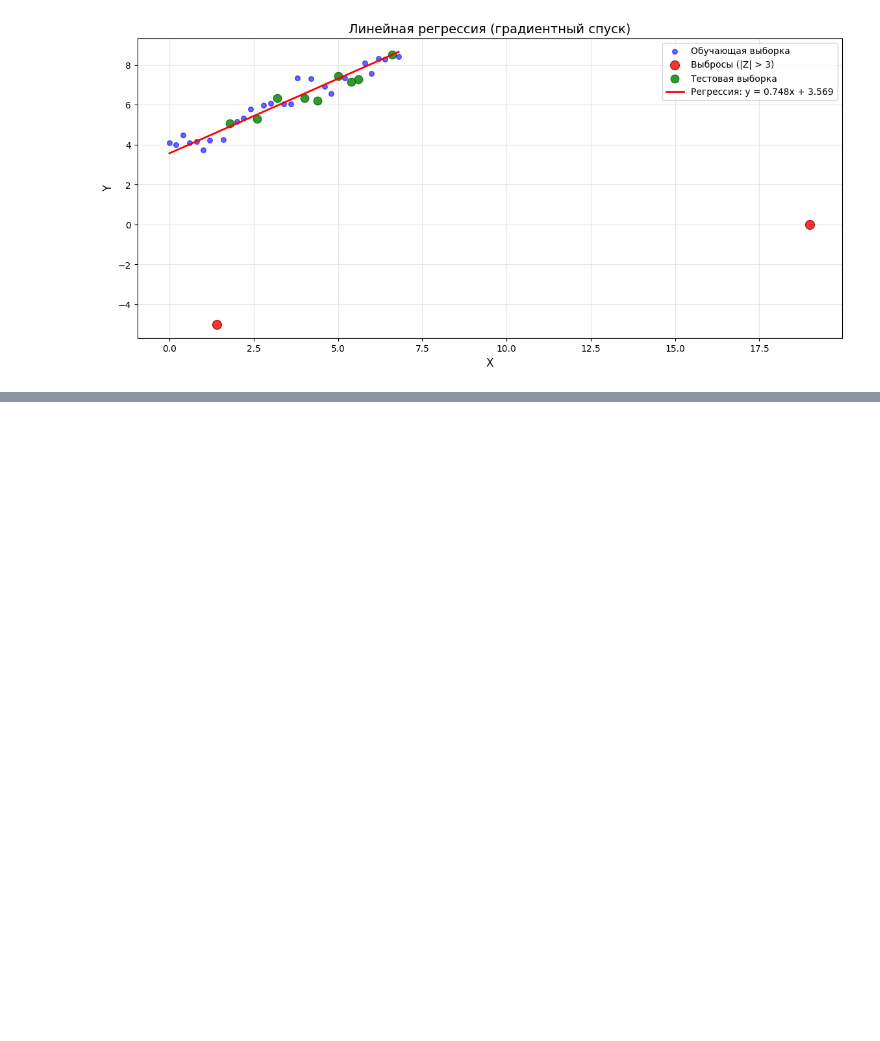
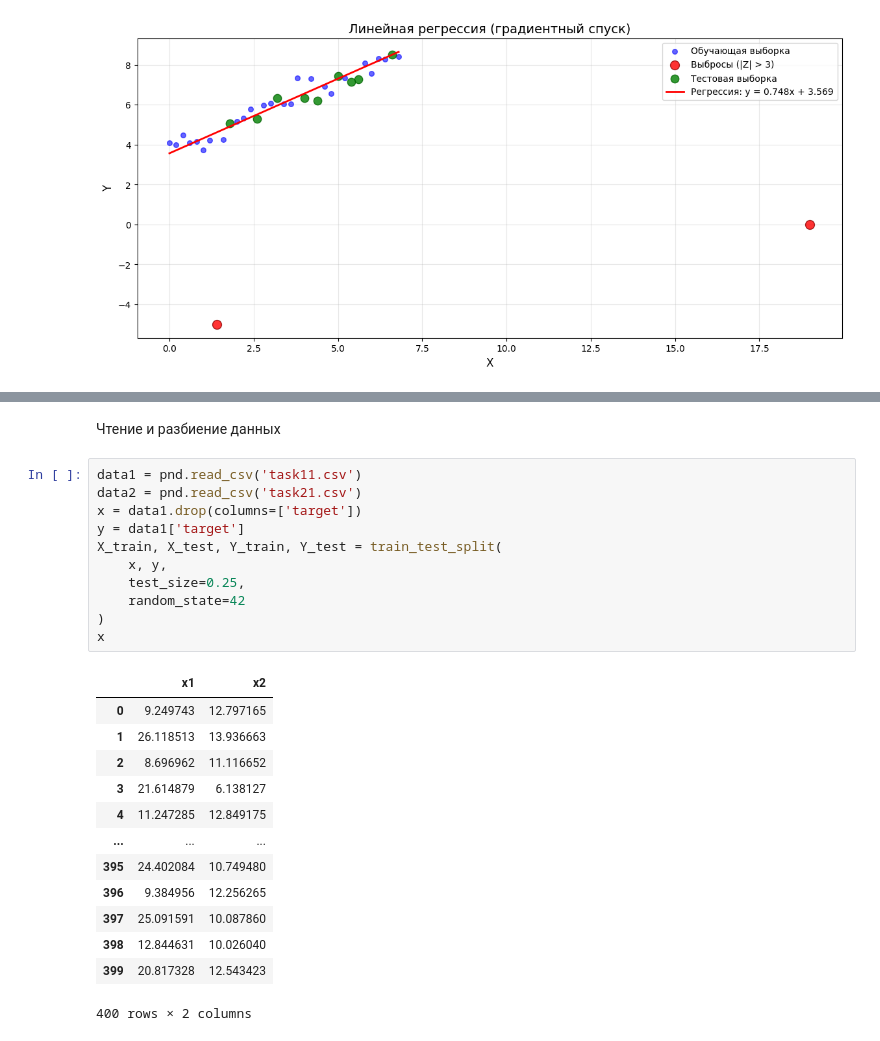
Before and after one commit to Darki21/Magistr_ml_sem2, a Jupyter notebook: pr4/pr4.Ipynb, the cells around one changed output, grey strips where cells are left out. Drawn from its saved outputs; the diff is of its cells as text; blank space fills up the shorter version.

```diff
--- a/pr4/pr4.Ipynb
+++ b/pr4/pr4.Ipynb
@@ -289,0 +365,27 @@ plot_regression(X_train, Y_train, X_test, Y_test, X_outliers, Y_outliers, w)
+# %% [markdown]
+Чтение и разбиение данных
+# %%
+data1 = pnd.read_csv('task11.csv')
+data2 = pnd.read_csv('task21.csv')
+x = data1.drop(columns=['target'])
+y = data1['target']
+X_train, X_test, Y_train, Y_test = train_test_split(
+    x, y,
+    test_size=0.25,
+    random_state=42
+)
+x
+# %% [output]
+|  | x1 | x2 |
+| 0 | 9.249743 | 12.797165 |
+| 1 | 26.118513 | 13.936663 |
+| 2 | 8.696962 | 11.116652 |
+| 3 | 21.614879 | 6.138127 |
+| 4 | 11.247285 | 12.849175 |
+| ... | ... | ... |
+| 395 | 24.402084 | 10.749480 |
+| 396 | 9.384956 | 12.256265 |
+| 397 | 25.091591 | 10.087860 |
+| 398 | 12.844631 | 10.026040 |
+| 399 | 20.817328 | 12.543423 |
+400 rows × 2 columns
```
Also changed, not shown: parts of 15 cells of this notebook, 2 other files.
